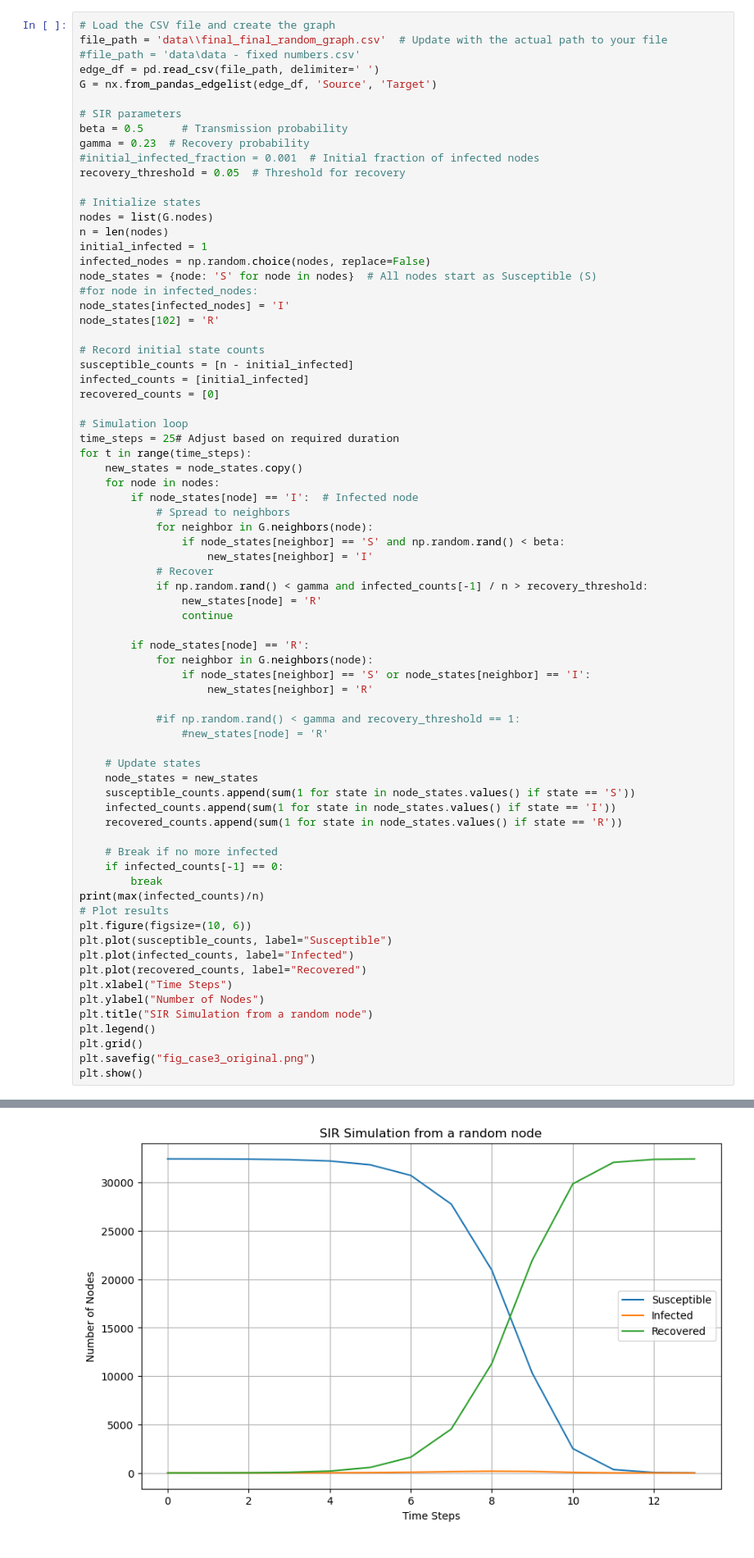
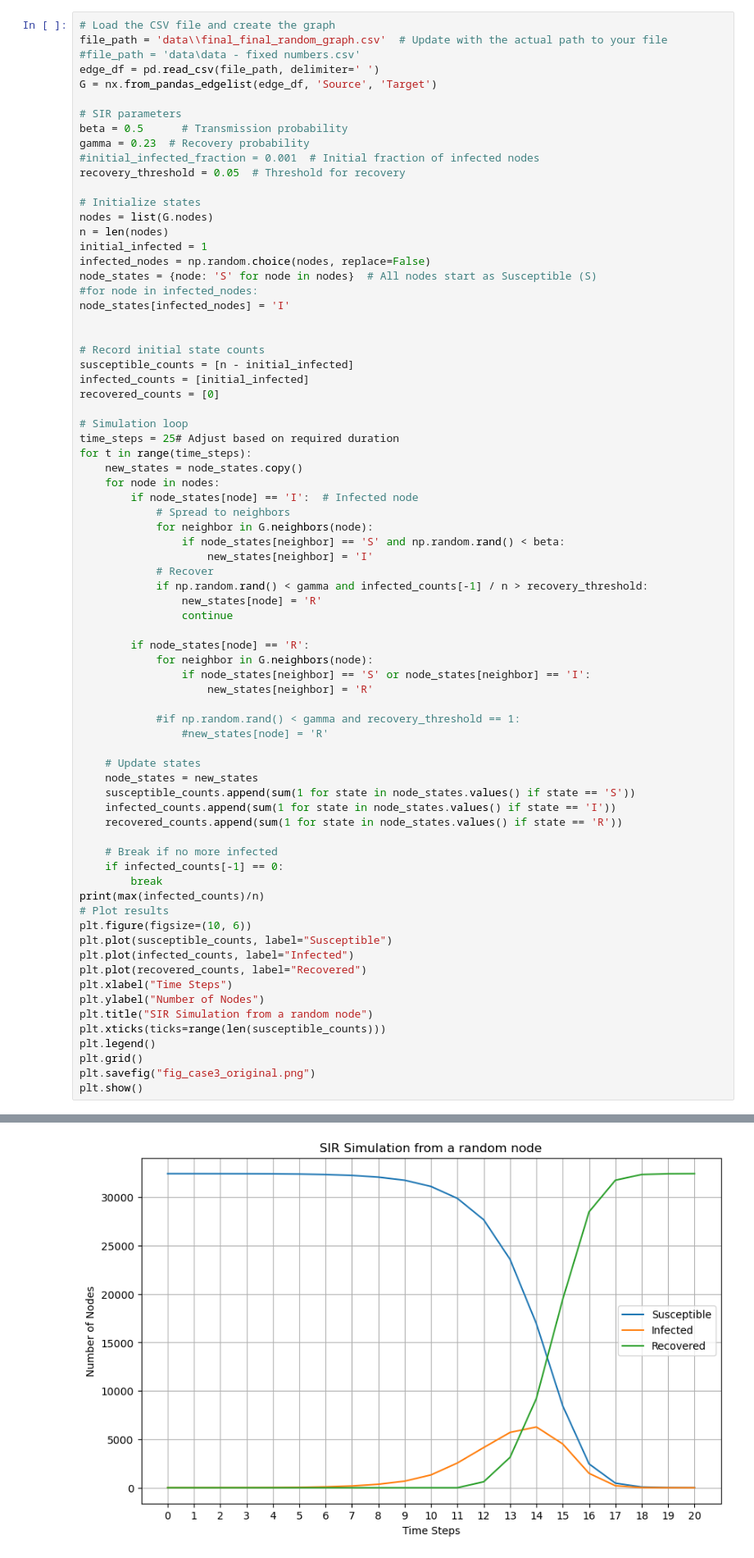
Before and after one commit to kfkfkflmej/NA_EU_emails_2024, a Jupyter notebook: SIR.ipynb, the cells around one changed output, grey strips where cells are left out. Shown at 82% size. Saved outputs shown, nothing was run; the diff lists cells and outputs as text.

```diff
--- a/SIR.ipynb
+++ b/SIR.ipynb
@@ -237,7 +237,7 @@ infected_nodes = np.random.choice(nodes, replace=False)
 node_states = {node: 'S' for node in nodes}  # All nodes start as Susceptible (S)
 #for node in infected_nodes:
 node_states[infected_nodes] = 'I'
-node_states[102] = 'R'
+
 
 # Record initial state counts
 susceptible_counts = [n - initial_infected]
@@ -285,6 +285,7 @@ plt.plot(recovered_counts, label="Recovered")
 plt.xlabel("Time Steps")
 plt.ylabel("Number of Nodes")
 plt.title("SIR Simulation from a random node")
+plt.xticks(ticks=range(len(susceptible_counts)))
 plt.legend()
 plt.grid()
 plt.savefig("fig_case3_original.png")
@@ -294,4 +295,4 @@ plt.show()
-[figure, old version]
+[figure, new version]
 # %% [markdown]
 ## From highly connected node
 # %%
```
Also changed, not shown: parts of 3 cells of this notebook, 3 other files.
